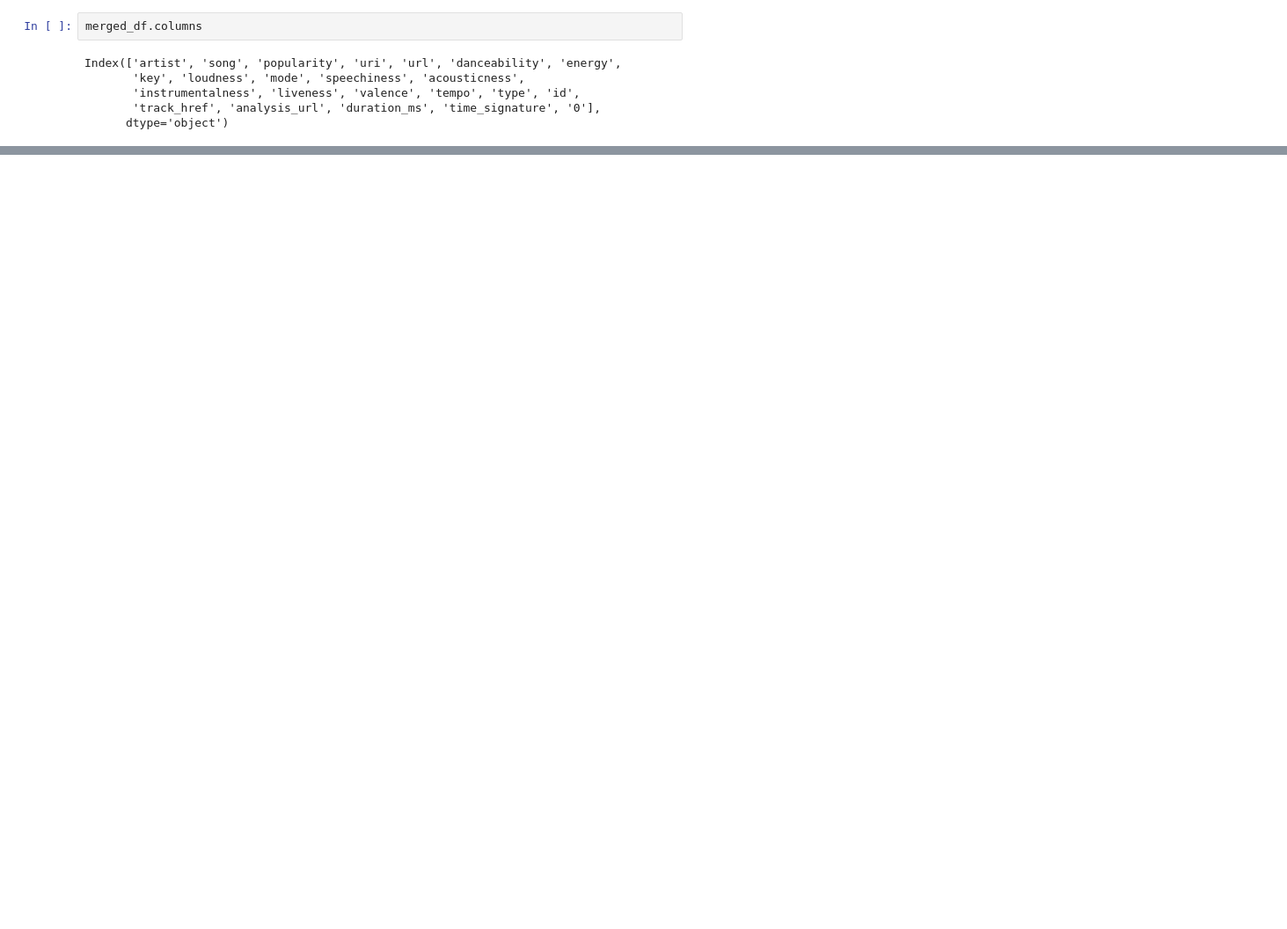
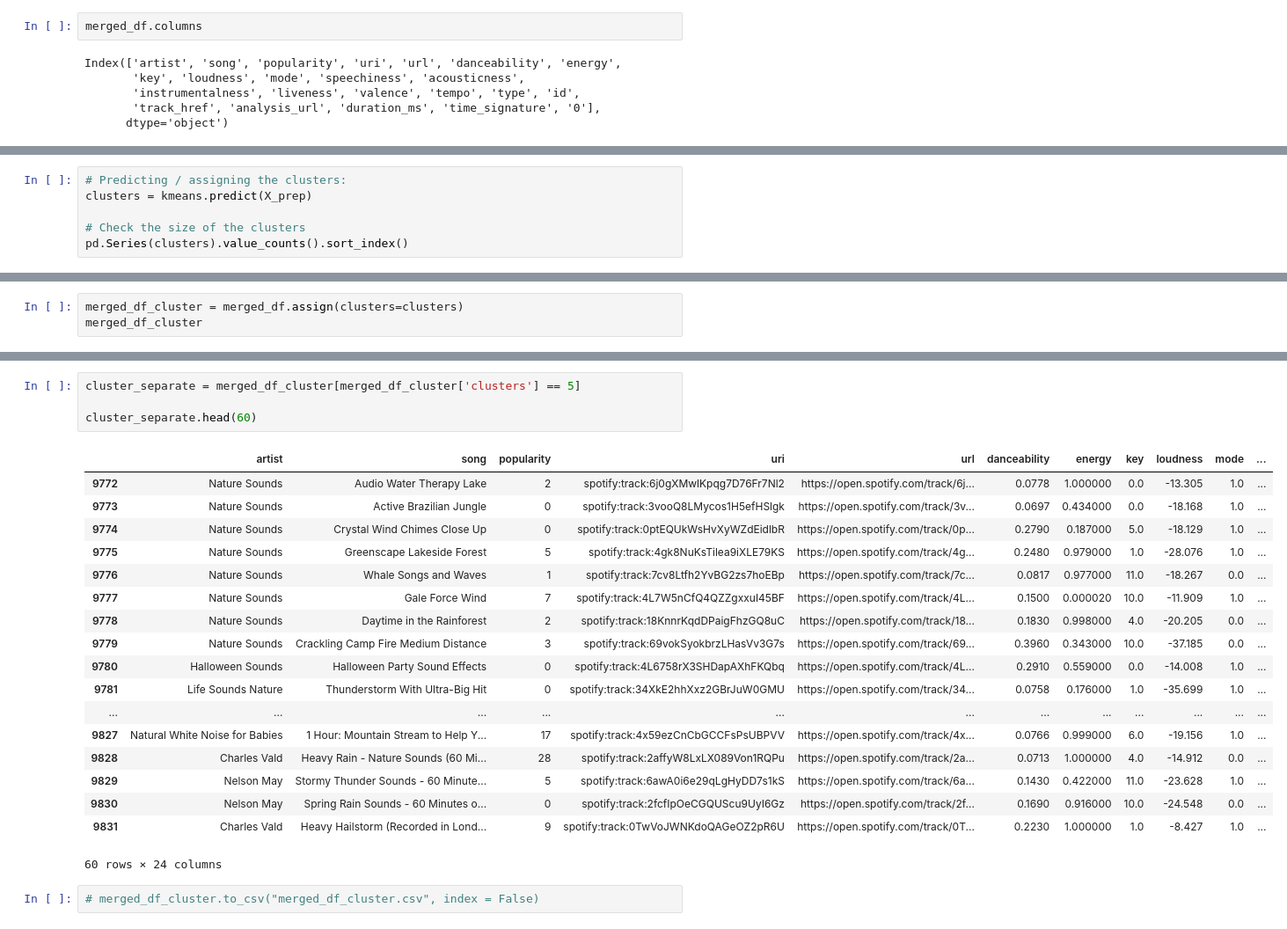
Before and after one commit to JPSittinger/lab-web-scraping-single-page, a Jupyter notebook: Clustering Songs.ipynb, the cells around one changed output, grey strips where cells are left out. Shown: that part at 88% size. Cells and saved outputs as stored; diff of their text form; blank space fills up the shorter version.

```diff
--- a/Clustering Songs.ipynb
+++ b/Clustering Songs.ipynb
@@ -34,0 +129,6 @@ merged_df_clean = merged_df['artist', 'song', 'popularity', 'uri', 'url', 'dance
+# %%
+# Predicting / assigning the clusters:
+clusters = kmeans.predict(X_prep)
+
+# Check the size of the clusters
+pd.Series(clusters).value_counts().sort_index()
@@ -34,0 +151,3 @@ merged_df_clean = merged_df['artist', 'song', 'popularity', 'uri', 'url', 'dance
+# %%
+merged_df_cluster = merged_df.assign(clusters=clusters)
+merged_df_cluster
@@ -34,0 +168,25 @@ merged_df_clean = merged_df['artist', 'song', 'popularity', 'uri', 'url', 'dance
+# %%
+cluster_separate = merged_df_cluster[merged_df_cluster['clusters'] == 5]
+
+cluster_separate.head(60)
+# %% [output]
+|  | artist | song | popularity | uri | url | danceability | energy | key | loudness | mode | ... |
+| 9772 | Nature Sounds | Audio Water Therapy Lake | 2 | spotify:track:6j0gXMwlKpqg7D76Fr7Nl2 | https://open.spotify.com/track/6j... | 0.0778 | 1.000000 | 0.0 | -13.305 | 1.0 | ... |
+| 9773 | Nature Sounds | Active Brazilian Jungle | 0 | spotify:track:3vooQ8LMycos1H5efHSlgk | https://open.spotify.com/track/3v... | 0.0697 | 0.434000 | 0.0 | -18.168 | 1.0 | ... |
+| 9774 | Nature Sounds | Crystal Wind Chimes Close Up | 0 | spotify:track:0ptEQUkWsHvXyWZdEidlbR | https://open.spotify.com/track/0p... | 0.2790 | 0.187000 | 5.0 | -18.129 | 1.0 | ... |
+| 9775 | Nature Sounds | Greenscape Lakeside Forest | 5 | spotify:track:4gk8NuKsTilea9iXLE79KS | https://open.spotify.com/track/4g... | 0.2480 | 0.979000 | 1.0 | -28.076 | 1.0 | ... |
+| 9776 | Nature Sounds | Whale Songs and Waves | 1 | spotify:track:7cv8Ltfh2YvBG2zs7hoEBp | https://open.spotify.com/track/7c... | 0.0817 | 0.977000 | 11.0 | -18.267 | 0.0 | ... |
+| 9777 | Nature Sounds | Gale Force Wind | 7 | spotify:track:4L7W5nCfQ4QZZgxxuI45BF | https://open.spotify.com/track/4L... | 0.1500 | 0.000020 | 10.0 | -11.909 | 1.0 | ... |
+| 9778 | Nature Sounds | Daytime in the Rainforest | 2 | spotify:track:18KnnrKqdDPaigFhzGQ8uC | https://open.spotify.com/track/18... | 0.1830 | 0.998000 | 4.0 | -20.205 | 0.0 | ... |
+| 9779 | Nature Sounds | Crackling Camp Fire Medium Distance | 3 | spotify:track:69vokSyokbrzLHasVv3G7s | https://open.spotify.com/track/69... | 0.3960 | 0.343000 | 10.0 | -37.185 | 0.0 | ... |
+| 9780 | Halloween Sounds | Halloween Party Sound Effects | 0 | spotify:track:4L6758rX3SHDapAXhFKQbq | https://open.spotify.com/track/4L... | 0.2910 | 0.559000 | 0.0 | -14.008 | 1.0 | ... |
+| 9781 | Life Sounds Nature | Thunderstorm With Ultra-Big Hit | 0 | spotify:track:34XkE2hhXxz2GBrJuW0GMU | https://open.spotify.com/track/34... | 0.0758 | 0.176000 | 1.0 | -35.699 | 1.0 | ... |
+| ... | ... | ... | ... | ... | ... | ... | ... | ... | ... | ... | ... |
+| 9827 | Natural White Noise for Babies | 1 Hour: Mountain Stream to Help Y... | 17 | spotify:track:4x59ezCnCbGCCFsPsUBPVV | https://open.spotify.com/track/4x... | 0.0766 | 0.999000 | 6.0 | -19.156 | 1.0 | ... |
+| 9828 | Charles Vald | Heavy Rain - Nature Sounds (60 Mi... | 28 | spotify:track:2affyW8LxLX089Von1RQPu | https://open.spotify.com/track/2a... | 0.0713 | 1.000000 | 4.0 | -14.912 | 0.0 | ... |
+| 9829 | Nelson May | Stormy Thunder Sounds - 60 Minute... | 5 | spotify:track:6awA0i6e29qLgHyDD7s1kS | https://open.spotify.com/track/6a... | 0.1430 | 0.422000 | 11.0 | -23.628 | 1.0 | ... |
+| 9830 | Nelson May | Spring Rain Sounds - 60 Minutes o... | 0 | spotify:track:2fcfIpOeCGQUScu9UyI6Gz | https://open.spotify.com/track/2f... | 0.1690 | 0.916000 | 10.0 | -24.548 | 0.0 | ... |
+| 9831 | Charles Vald | Heavy Hailstorm (Recorded in Lond... | 9 | spotify:track:0TwVoJWNKdoQAGeOZ2pR6U | https://open.spotify.com/track/0T... | 0.2230 | 1.000000 | 1.0 | -8.427 | 1.0 | ... |
+60 rows × 24 columns
+# %%
+# merged_df_cluster.to_csv("merged_df_cluster.csv", index = False)
```
Also changed, not shown: parts of 14 cells of this notebook, 1 other file.
